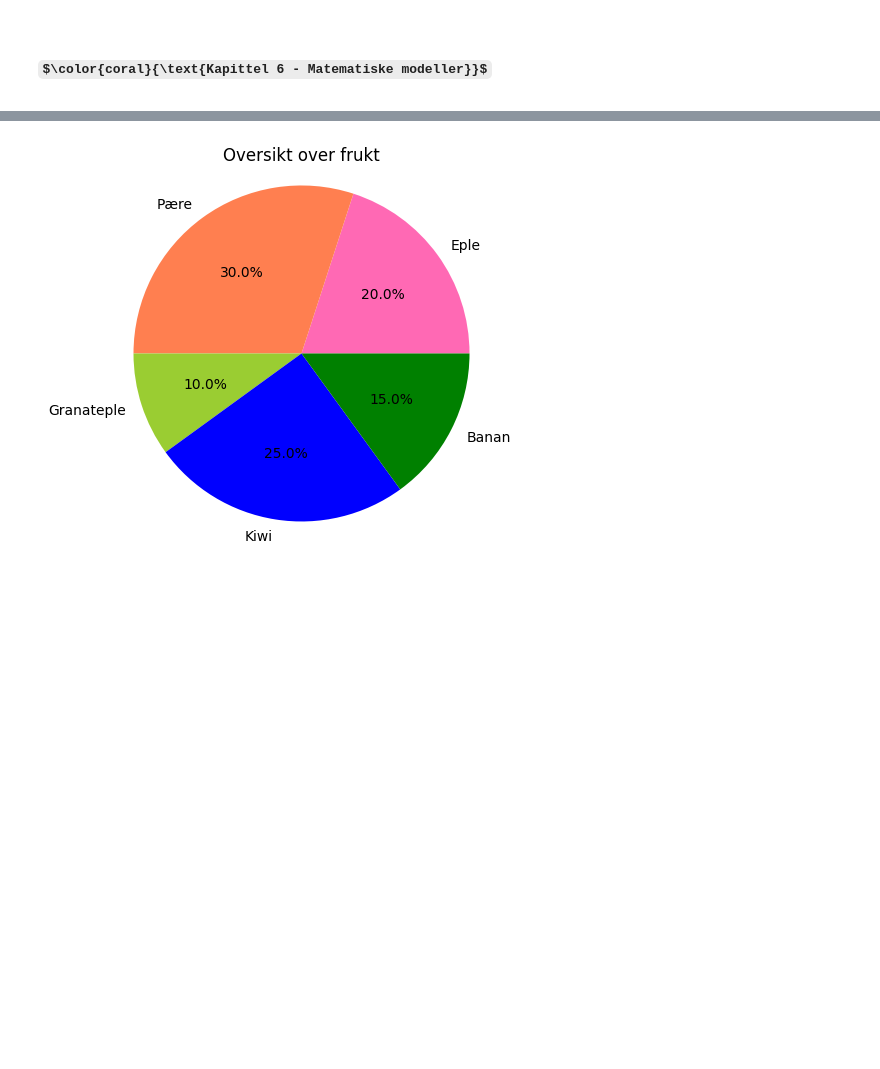
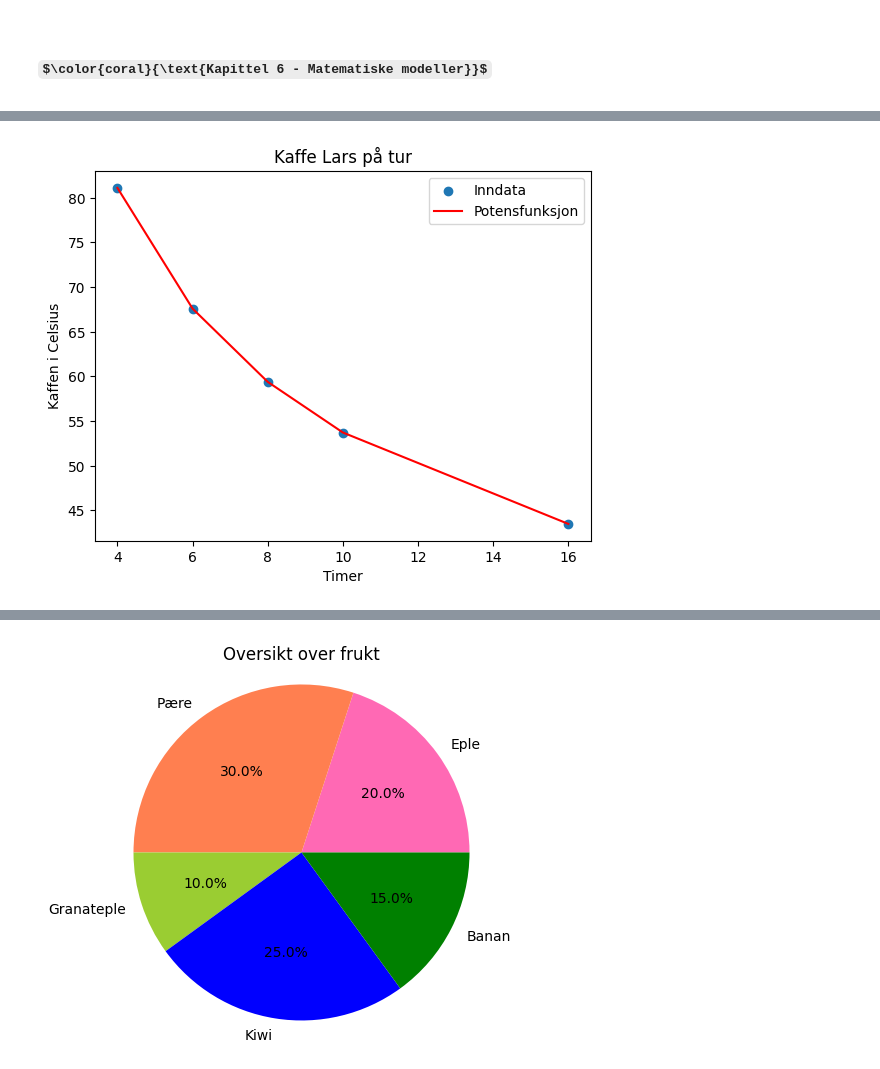
Before and after one commit to hanska91/Matematikk-2P-Y, a Jupyter notebook: Matematikkboka 2P-Y + Litt annet.ipynb, the cells around one changed output, grey strips where cells are left out. Cells and saved outputs as stored; diff of their text form; code cells hidden in the pictures; some formulas as TeX source; blank space fills up the shorter version.

```diff
--- a/Matematikkboka 2P-Y + Litt annet.ipynb
+++ b/Matematikkboka 2P-Y + Litt annet.ipynb
@@ -3166,0 +3081,95 @@ R²-verdi: 1.00
+# %%
+# Potensregresjon med dummy data + stigningstallet til tangenten i ett valgt punkt og mellom to punkter - kode
+import numpy as np
+import matplotlib.pyplot as plt
+from IPython.display import display, Math
+
+# Datasett
+x = [4, 6, 8, 10, 16]  # Endre tallene så de passer til din oppgave
+y = [81.1, 67.6, 59.4, 53.7, 43.5]  # Endre tallene så de passer til din oppgave
+
+# Konverter y-verdiene til logaritmisk form
+log_y = np.log10(y)
+
+# Konverter x-verdiene til logaritmisk form
+log_x = np.log10(x)
+
+# Beregn gjennomsnittet av de logaritmiske verdiene
+log_y_mean = np.mean(log_y)
+log_x_mean = np.mean(log_x)
+
+# Beregn variansen til de logaritmiske x-verdiene
+var_log_x = np.sum((log_x - log_x_mean) ** 2)
+
+# Beregn kovariansen mellom de logaritmiske x- og y-verdiene
+cov_log_xy = np.sum((log_x - log_x_mean) * (log_y - log_y_mean))
+
+# Beregn koeffisientene a og b
+b = cov_log_xy / var_log_x
+a = 10 ** (log_y_mean - b * log_x_mean)
+
+# Potensfunksjonen
+def power_func(x, a, b):
+    return a * x ** b
+
+# Derivert potensfunksjon
+def power_func_derivative(x, a, b):
+    return a * b * x ** (b - 1)
+
+# Skriv ut potensfunksjonen
+latex_str = f"Potensfunksjon: f(x) = {a:.2f} \\cdot x^{{{b:.3f}}}"
+display(Math(latex_str))
+print(f"Potensfunksjon: f(x) = {a:.2f}*x^{b:.3f}")
+
+# Plot datasettet og potensfunksjonen
+plt.scatter(x, y, label='Inndata')
+plt.plot(x, power_func(np.array(x), a, b), label='Potensfunksjon', color="r")
+plt.xlabel('Timer')                                       # Navn på x-aksen
+plt.ylabel('Kaffen i Celsius')                           # Navn på y-aksen
+plt.legend()
+plt.title('Kaffe Lars på tur')                          # Overskriften på grafen
+plt.grid(False)
+plt.show()
+
+# Finn y-verdien når x = ...
+x_verdi = 10
+y_verdi = power_func(x_verdi, a, b)
+print(f"y-verdien når x = {x_verdi} er {y_verdi:.2f}")
+
+# Finn x-verdien når y = ...
+y_verdi = 45
+x_verdi = (y_verdi / a) ** (1 / b)
+print(f"x-verdien når y = {y_verdi} er {x_verdi:.2f}")
+
+# Finn stigningstallet mellom to punkter (rett linje)
+x1 = 4 # Velg valgfri x1-verdi
+x2 = 10  # Velg valgfri x2-verdi
+
+y1 = power_func(x1, a, b)
+y2 = power_func(x2, a, b)
+
+# Beregn stigningstallet
+m = (y2 - y1) / (x2 - x1)
+
+# Skriv ut stigningstallet
+print("Stigningstallet mellom punktene ({:.2f}, {:.2f}) og ({:.2f}, {:.2f}) er: {:.2f}".format(x1, y1, x2, y2, m))
+
+# Finn stigningstallet til tangenten i et valgt punkt
+x3 = 14                     # Valgfri x3-verdi
+y3 = power_func(x3, a, b)  # Valgfri y3-verdi
+
+# Beregn stigningstallet i punktet (x3, y3)
+m_tangent = power_func_derivative(x3, a, b)
+
+# Skriv ut stigningstallet
+print("Stigningstallet til tangenten i punktet ({}, {:.2f}) er: {:.2f}".format(x3, y3, m_tangent))
+
+# Beregn R^2 (det bestemte koeffisienten)
+y_pred = power_func(np.array(x), a, b)  # Predikerte y-verdier
+ss_residual = np.sum((y - y_pred) ** 2)  # Residual sum of squares
+ss_total = np.sum((y - np.mean(y)) ** 2)  # Total sum of squares
+r_squared = 1 - (ss_residual / ss_total)
+
+# Skriv ut R^2
+print(f"R²-verdi: {r_squared:.2f}")
+# %% [output]
@@ -3166,0 +3178 @@ R²-verdi: 1.00
+[figure, added]
```
Also changed, not shown: parts of 9 cells of this notebook.
